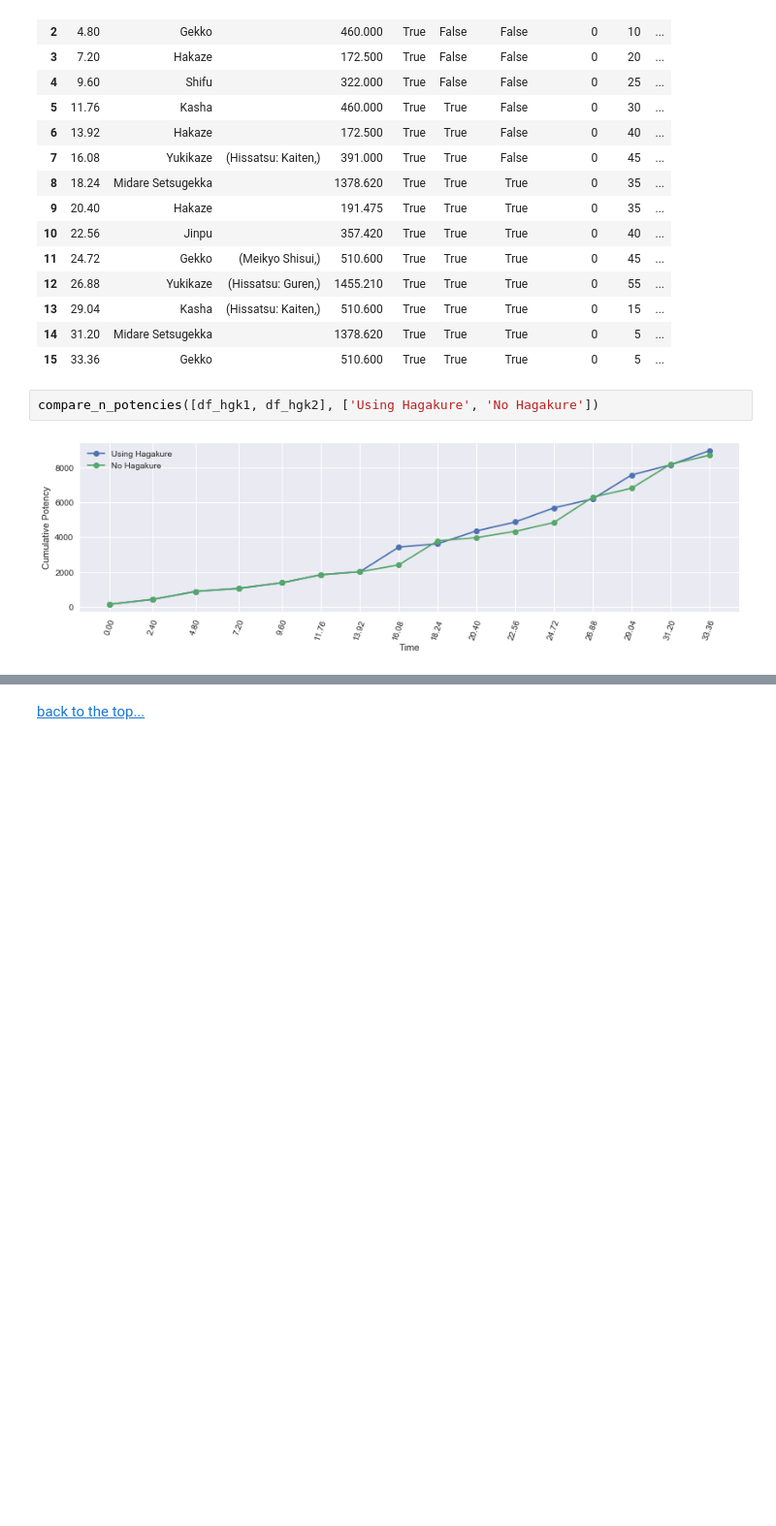
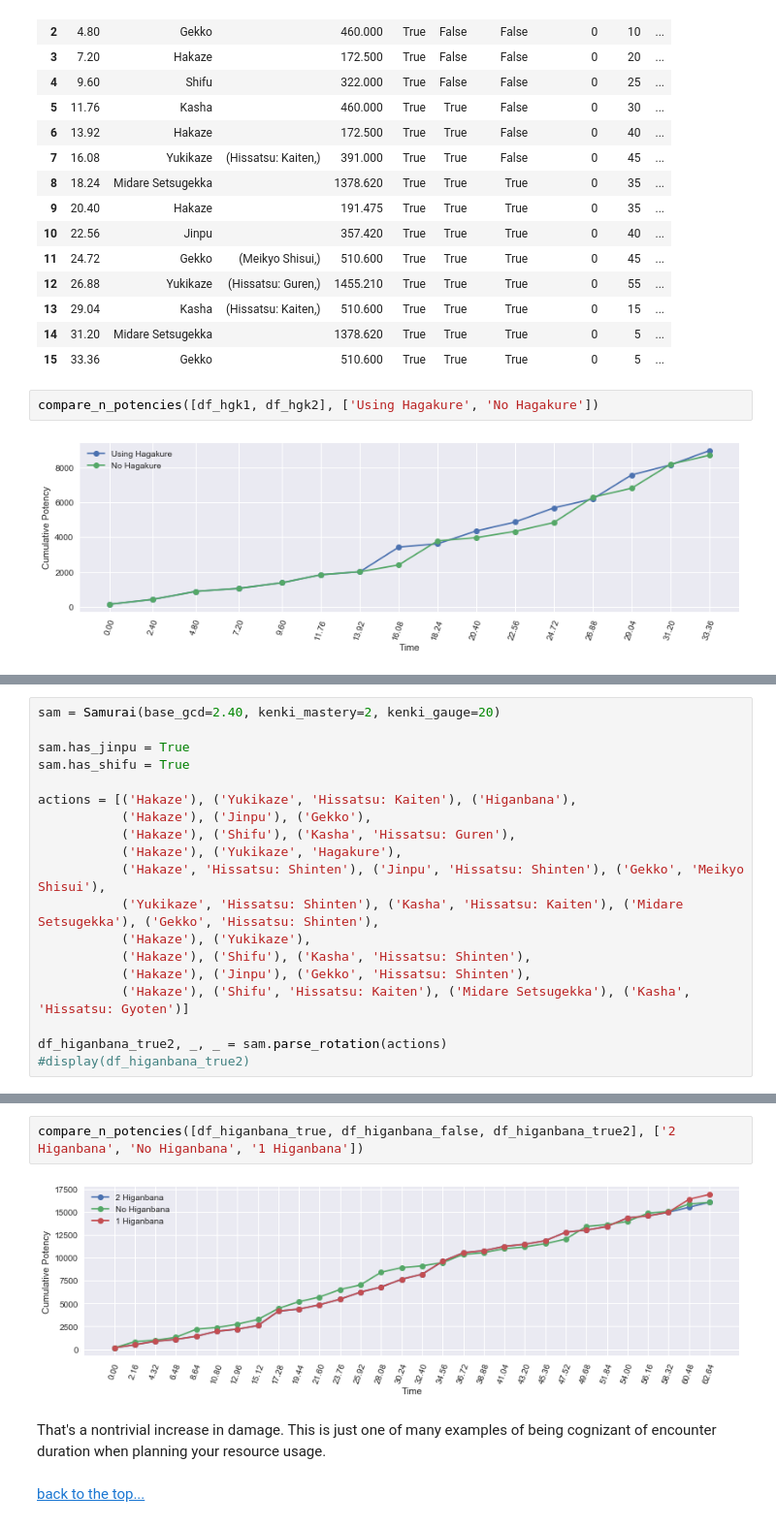
Before and after one commit to rconcep/ffxiv, a Jupyter notebook: sam-by-the-numbers-part-5.ipynb, the cells around one changed output, grey strips where cells are left out. Shown at 97% size. Drawn from its saved outputs; the diff is of its cells as text; blank space fills up the shorter version.

```diff
--- a/sam-by-the-numbers-part-5.ipynb
+++ b/sam-by-the-numbers-part-5.ipynb
@@ -597,0 +758,19 @@ To sum up:
+# %%
+sam = Samurai(base_gcd=2.40, kenki_mastery=2, kenki_gauge=20)
+
+sam.has_jinpu = True
+sam.has_shifu = True
+
+actions = [('Hakaze'), ('Yukikaze', 'Hissatsu: Kaiten'), ('Higanbana'),
+           ('Hakaze'), ('Jinpu'), ('Gekko'),
+           ('Hakaze'), ('Shifu'), ('Kasha', 'Hissatsu: Guren'),
+           ('Hakaze'), ('Yukikaze', 'Hagakure'),
+           ('Hakaze', 'Hissatsu: Shinten'), ('Jinpu', 'Hissatsu: Shinten'), ('Gekko', 'Meikyo Shisui'),
+           ('Yukikaze', 'Hissatsu: Shinten'), ('Kasha', 'Hissatsu: Kaiten'), ('Midare Setsugekka'), ('Gekko', 'Hissatsu: Shinten'),
+           ('Hakaze'), ('Yukikaze'),
+           ('Hakaze'), ('Shifu'), ('Kasha', 'Hissatsu: Shinten'),
+           ('Hakaze'), ('Jinpu'), ('Gekko', 'Hissatsu: Shinten'),
+           ('Hakaze'), ('Shifu', 'Hissatsu: Kaiten'), ('Midare Setsugekka'), ('Kasha', 'Hissatsu: Gyoten')]
+
+df_higanbana_true2, _, _ = sam.parse_rotation(actions)
+#display(df_higanbana_true2)
@@ -598,2 +797,8 @@ To sum up:
+# %%
+compare_n_potencies([df_higanbana_true, df_higanbana_false, df_higanbana_true2], ['2 Higanbana', 'No Higanbana', '1 Higanbana'])
+# %% [output]
+[figure, added]
+# %% [markdown]
+That's a nontrivial increase in damage. This is just one of many examples of being cognizant of encounter duration when planning your resource usage.
 # %% [markdown]
 <a href="#header">back to the top...</a>
```
Also changed, not shown: parts of 10 cells of this notebook, 9 other files.
